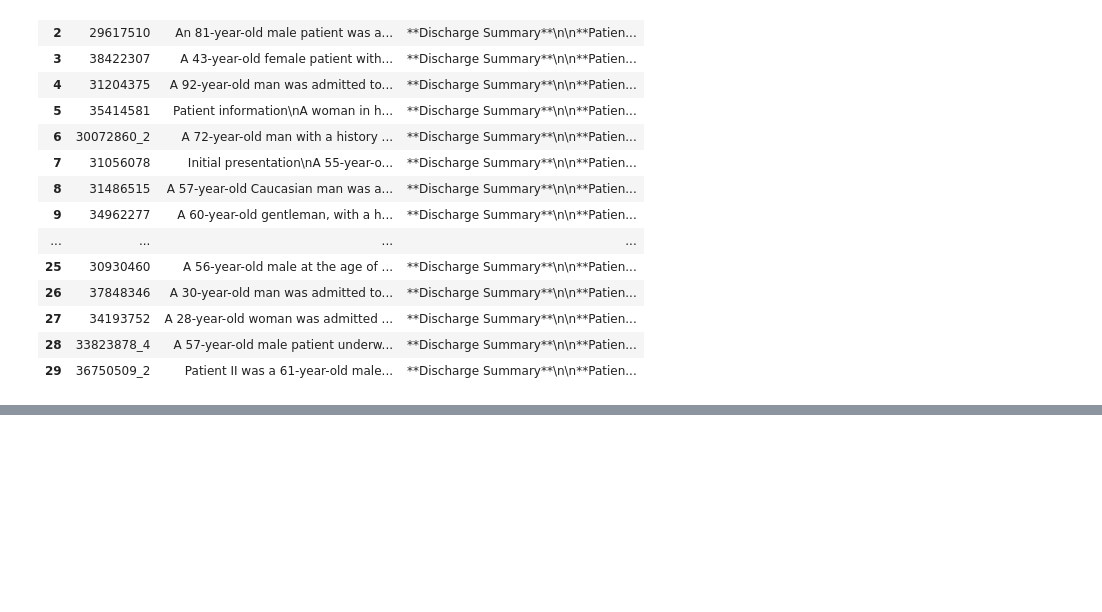
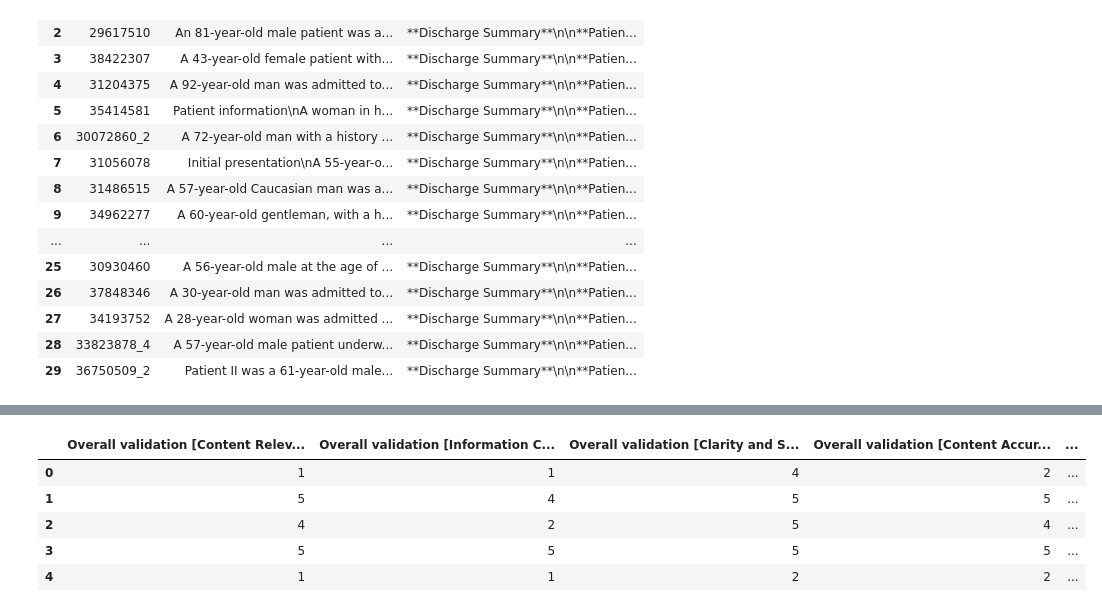
Before and after one commit to nlp4bia-bsc/MultiSynDS, a Jupyter notebook: nbs/generative/llama32_as_a_judge.ipynb, the cells around one changed output, grey strips where cells are left out. Saved outputs shown, nothing was run; the diff lists cells and outputs as text; code cells hidden in the pictures; blank space fills up the shorter version.

```diff
--- a/nbs/generative/llama32_as_a_judge.ipynb
+++ b/nbs/generative/llama32_as_a_judge.ipynb
@@ -234,5 +254,14 @@ sample_df_scores
 | 27 | 34193752 | A 28-year-old woman was admitted ... | **Discharge Summary**\n\n**Patien... | 5 | 5 | 5 | ... |
 | 28 | 33823878_4 | A 57-year-old male patient underw... | **Discharge Summary**\n\n**Patien... | 5 | 5 | 5 | ... |
 | 29 | 36750509_2 | Patient II was a 61-year-old male... | **Discharge Summary**\n\n**Patien... | 4 | 4 | 3 | ... |
+# %%
+df_eval_p1
+# %% [output]
+|  | Overall validation [Content Relev... | Overall validation [Information C... | Overall validation [Clarity and S... | Overall validation [Content Accur... | ... |
+| 0 | 1 | 1 | 4 | 2 | ... |
+| 1 | 5 | 4 | 5 | 5 | ... |
+| 2 | 4 | 2 | 5 | 4 | ... |
+| 3 | 5 | 5 | 5 | 5 | ... |
+| 4 | 1 | 1 | 2 | 2 | ... |
 # %%
 df_eval_p1 = pd.read_csv("output/samples/en/phase_1/human_eval.csv")
```
Also changed, not shown: parts of 9 cells of this notebook.
